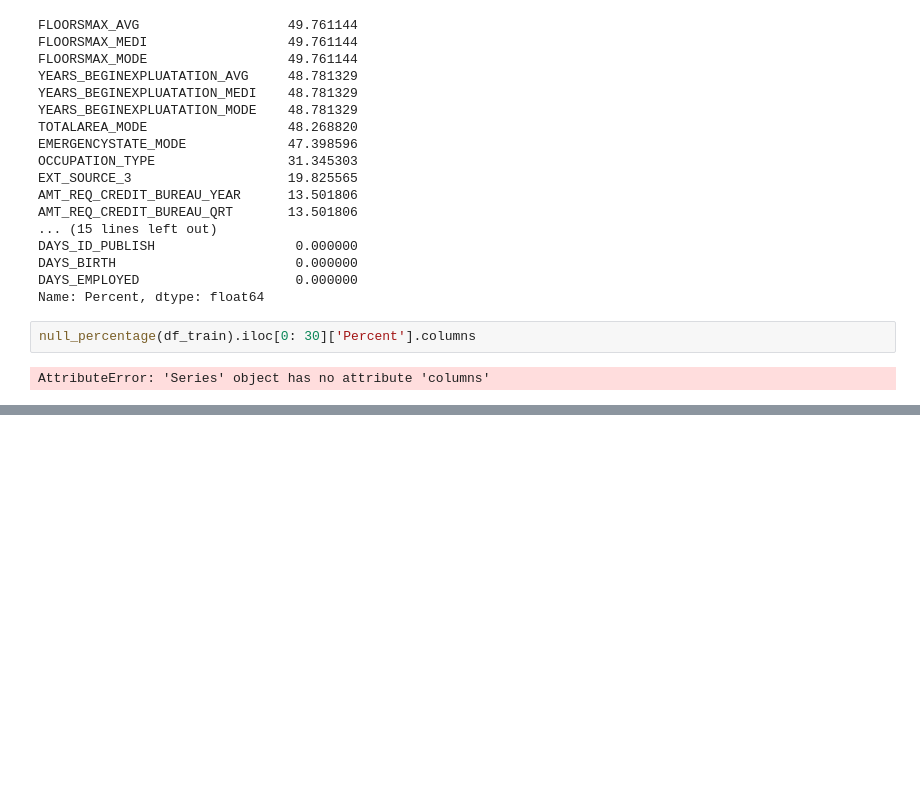
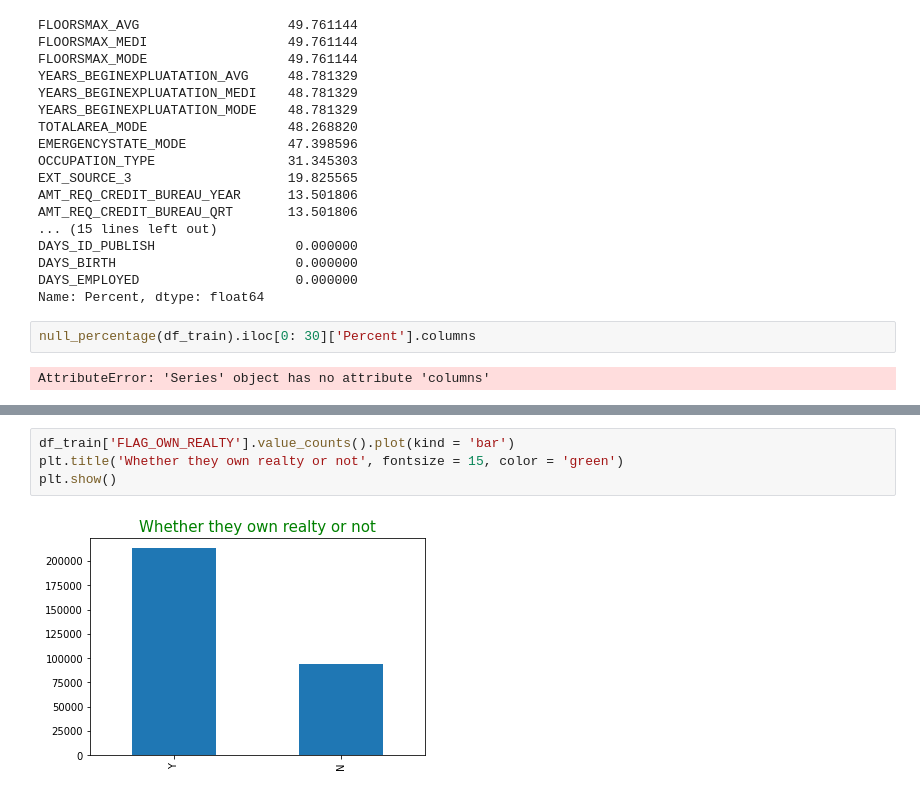
Before and after one commit to suhasmaddali/Predicting-Loan-Default-Using-Machine-Learning, a Jupyter notebook: Home Credit Python Project.ipynb, the cells around one changed output, grey strips where cells are left out. Saved outputs shown, nothing was run; the diff lists cells and outputs as text; blank space fills up the shorter version.

```diff
--- a/Home Credit Python Project.ipynb
+++ b/Home Credit Python Project.ipynb
@@ -465,0 +462,6 @@ AttributeError: 'Series' object has no attribute 'columns'
+# %%
+df_train['FLAG_OWN_REALTY'].value_counts().plot(kind = 'bar')
+plt.title('Whether they own realty or not', fontsize = 15, color = 'green')
+plt.show()
+# %% [output]
+[figure, added]
```
Also changed, not shown: parts of 12 cells of this notebook.
